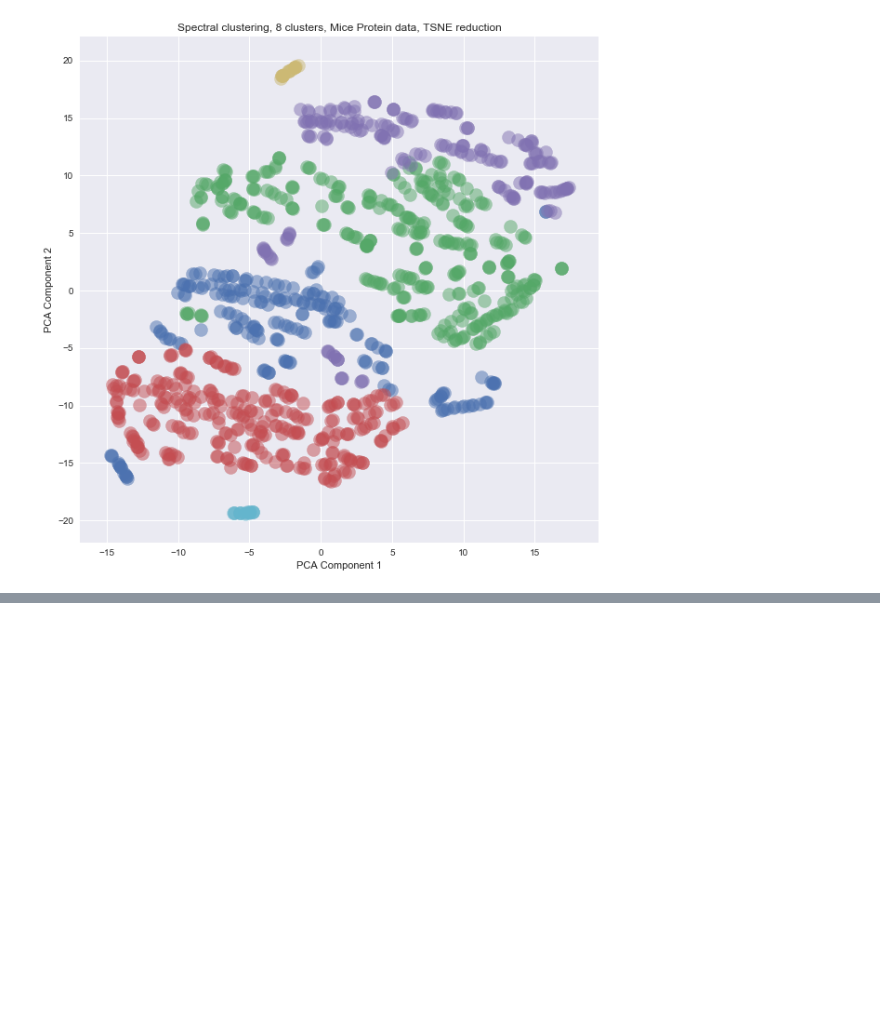
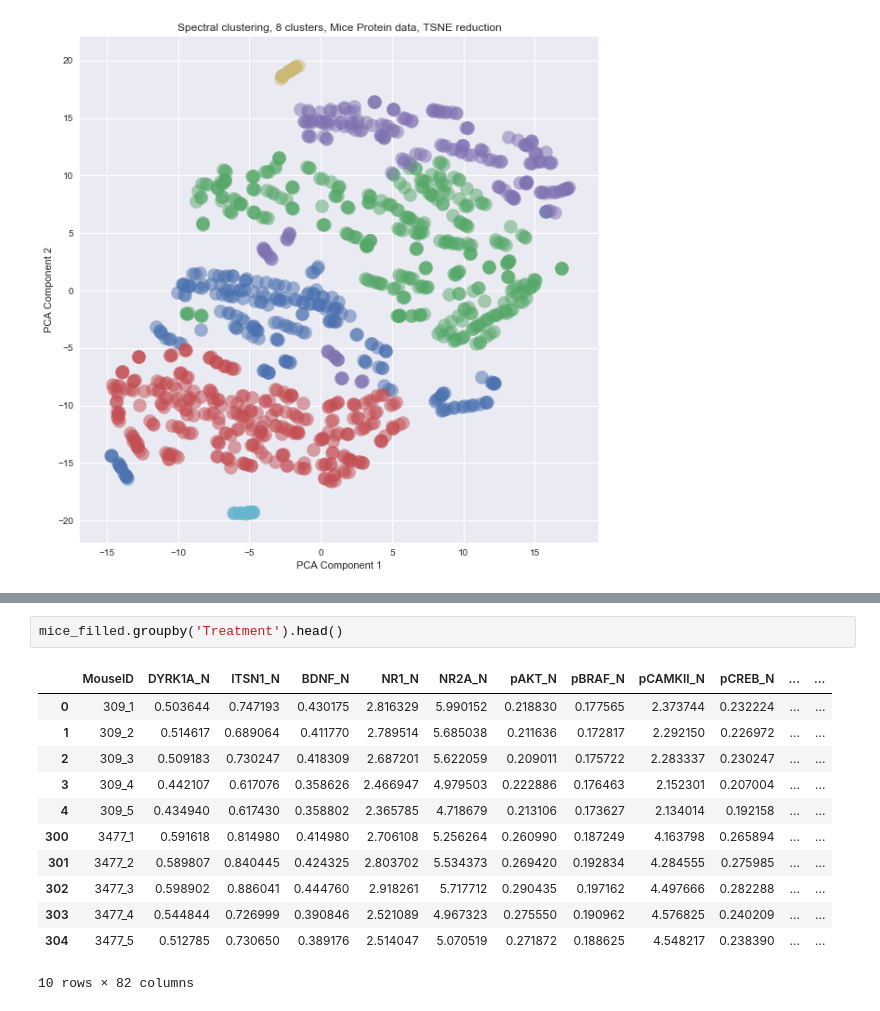
Before and after one commit to cylindricalcow/CS466-Mini-Project-S18, a Jupyter notebook: 466_Ranvit_workspace.ipynb, the cells around one changed output, grey strips where cells are left out. Saved outputs shown, nothing was run; the diff lists cells and outputs as text; blank space fills up the shorter version.

```diff
--- a/466_Ranvit_workspace.ipynb
+++ b/466_Ranvit_workspace.ipynb
@@ -249,0 +246,15 @@ print(average)
+# %%
+mice_filled.groupby('Treatment').head()
+# %% [output]
+|  | MouseID | DYRK1A_N | ITSN1_N | BDNF_N | NR1_N | NR2A_N | pAKT_N | pBRAF_N | pCAMKII_N | pCREB_N | ... | ... |
+| 0 | 309_1 | 0.503644 | 0.747193 | 0.430175 | 2.816329 | 5.990152 | 0.218830 | 0.177565 | 2.373744 | 0.232224 | ... | ... |
+| 1 | 309_2 | 0.514617 | 0.689064 | 0.411770 | 2.789514 | 5.685038 | 0.211636 | 0.172817 | 2.292150 | 0.226972 | ... | ... |
+| 2 | 309_3 | 0.509183 | 0.730247 | 0.418309 | 2.687201 | 5.622059 | 0.209011 | 0.175722 | 2.283337 | 0.230247 | ... | ... |
+| 3 | 309_4 | 0.442107 | 0.617076 | 0.358626 | 2.466947 | 4.979503 | 0.222886 | 0.176463 | 2.152301 | 0.207004 | ... | ... |
+| 4 | 309_5 | 0.434940 | 0.617430 | 0.358802 | 2.365785 | 4.718679 | 0.213106 | 0.173627 | 2.134014 | 0.192158 | ... | ... |
+| 300 | 3477_1 | 0.591618 | 0.814980 | 0.414980 | 2.706108 | 5.256264 | 0.260990 | 0.187249 | 4.163798 | 0.265894 | ... | ... |
+| 301 | 3477_2 | 0.589807 | 0.840445 | 0.424325 | 2.803702 | 5.534373 | 0.269420 | 0.192834 | 4.284555 | 0.275985 | ... | ... |
+| 302 | 3477_3 | 0.598902 | 0.886041 | 0.444760 | 2.918261 | 5.717712 | 0.290435 | 0.197162 | 4.497666 | 0.282288 | ... | ... |
+| 303 | 3477_4 | 0.544844 | 0.726999 | 0.390846 | 2.521089 | 4.967323 | 0.275550 | 0.190962 | 4.576825 | 0.240209 | ... | ... |
+| 304 | 3477_5 | 0.512785 | 0.730650 | 0.389176 | 2.514047 | 5.070519 | 0.271872 | 0.188625 | 4.548217 | 0.238390 | ... | ... |
+10 rows × 82 columns
```
Also changed, not shown: parts of 8 cells of this notebook.
